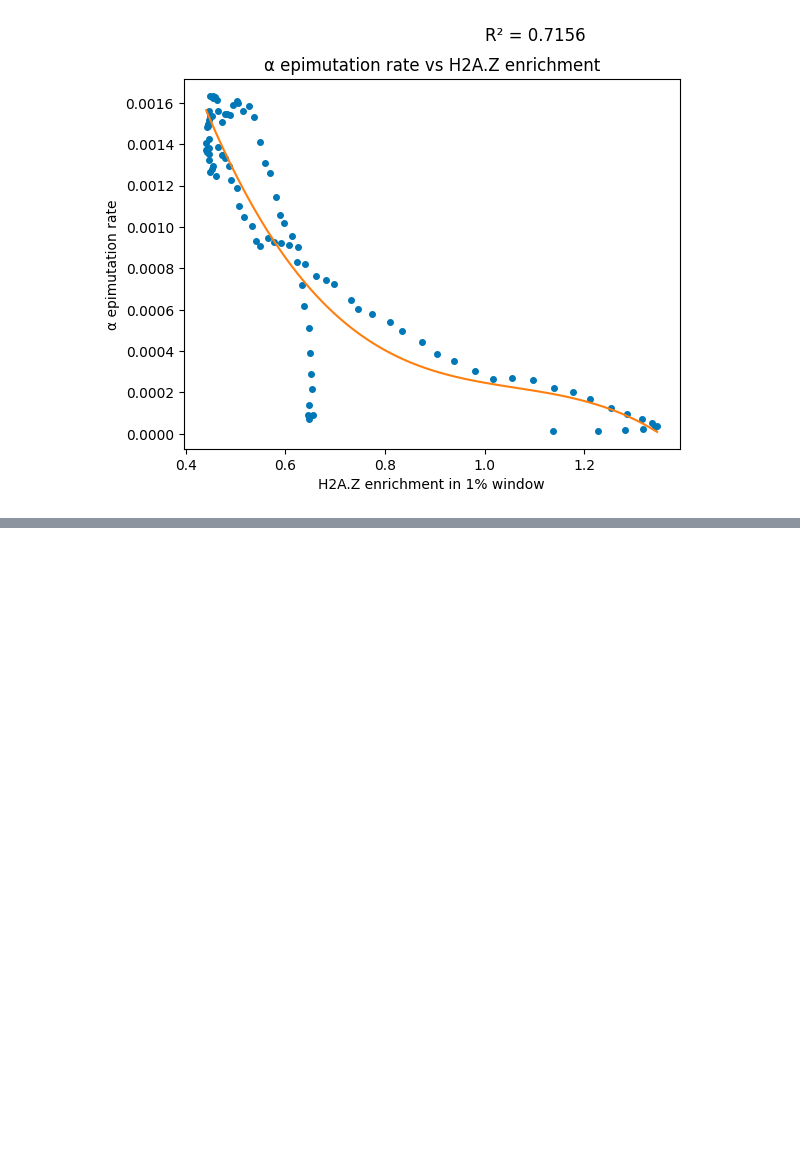
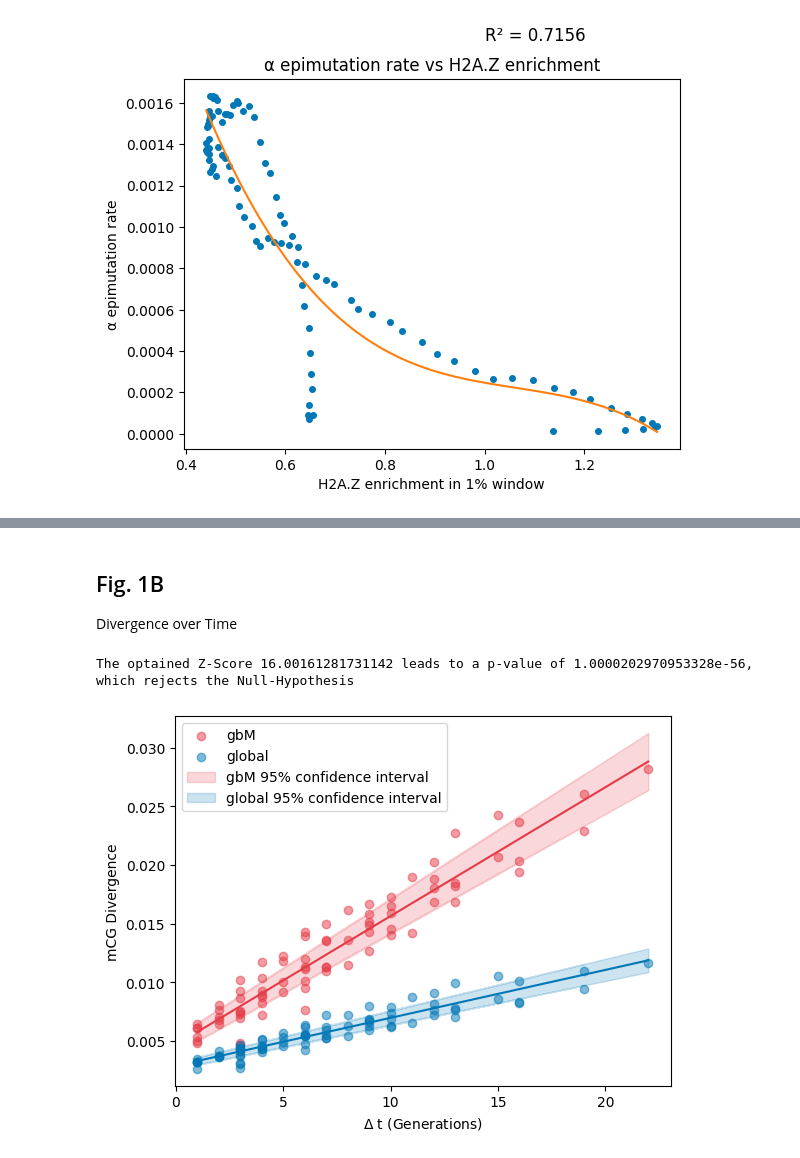
Before and after one commit to constantingoeldel/epigenomics, a Jupyter notebook: plotting.ipynb, the cells around one changed output, grey strips where cells are left out. Saved outputs shown, nothing was run; the diff lists cells and outputs as text; code cells hidden in the pictures; blank space fills up the shorter version.

```diff
--- a/plotting.ipynb
+++ b/plotting.ipynb
@@ -503,0 +448,55 @@ window,wt_cmt3_alpha,wt_cmt3_beta,wt_suv_alpha,wt_suv_beta,cmt3_suv_alpha,cmt3_s
+# %% [markdown]
+## Fig. 1B
+
+Divergence over Time
+# %%
+from scipy import stats
+
+delta_t = D_dt[:,D_dt_headers.index("delta_t")]
+D_gbM = D_dt[:,D_dt_headers.index("gbM")]
+D_global = D_dt[:,D_dt_headers.index("all")]
+
+
+fit_gbM = np.poly1d(np.polyfit(delta_t, D_gbM, 1))
+fit_global = np.poly1d(np.polyfit(delta_t, D_global, 1))
+
+lr_gbM = stats.linregress(delta_t, D_gbM)
+lr_global = stats.linregress(delta_t, D_global)
+
+x = np.linspace(min(delta_t), max(delta_t), num=100)
+
+# Hypothesis test
+# Nullhypthesis: slope (aka mutation rate) is the same between the two regions
+# Alternative: the slope is different
+# alpha < 0.05
+# Using the Z-Test:  Clogg, C. C., Petkova, E., & Haritou, A. (1995). Statistical methods for comparing regression coefficients between models. American Journal of Sociology, 100(5), 1261–1293. https://doi.org/10.1086/230638
+z = lambda b1, b2, stderr_b1, stderr_b2: (b1 - b2) / np.sqrt(stderr_b1**2 + stderr_b2**2)
+
+Z = z(lr_gbM.slope, lr_global.slope, lr_gbM.stderr, lr_global.stderr)
+p = stats.norm.pdf(Z)
+
+print(f"The optained Z-Score {Z} leads to a p-value of {p}, which rejects the Null-Hypothesis")
+
+
+
+
+
+# https://docs.scipy.org/doc/scipy/reference/generated/scipy.stats.linregress.html
+ts = abs(stats.t.ppf(0.05/2, len(D_gbM)-2))
+
+
+plt.scatter(delta_t, D_gbM, color=r, alpha=0.5, label="gbM")
+plt.scatter(delta_t, D_global, color=b, alpha= 0.5, label = "global")
+plt.fill_between(delta_t, delta_t * (lr_gbM.slope -  ts * lr_gbM.stderr) + lr_gbM.intercept - ts*lr_gbM.intercept_stderr, delta_t * (lr_gbM.slope + ts * lr_gbM.stderr) + lr_gbM.intercept  + ts*lr_gbM.intercept_stderr, color=r, alpha=0.2, label="gbM 95% confidence interval")
+plt.fill_between(delta_t, delta_t * (lr_global.slope -  ts * lr_global.stderr) + lr_global.intercept - ts*lr_global.intercept_stderr, delta_t * (lr_global.slope + ts * lr_global.stderr) + lr_global.intercept  + ts*lr_global.intercept_stderr, color=b, alpha=0.2, label="global 95% confidence interval")
+
+plt.legend()
+plt.ylabel("mCG Divergence")
+plt.xlabel("$\Delta$ t (Generations)")
+plt.plot(x, fit_gbM(x), color=r)
+plt.plot(x, fit_global(x), color=b)
+plt.savefig("1D.png", dpi=450)
+plt.show()
+# %% [output]
+The optained Z-Score 16.00161281731142 leads to a p-value of 1.0000202970953328e-56, which rejects the Null-Hypothesis
+[figure, added]
```
Also changed, not shown: parts of 21 cells of this notebook, 2 other files.
